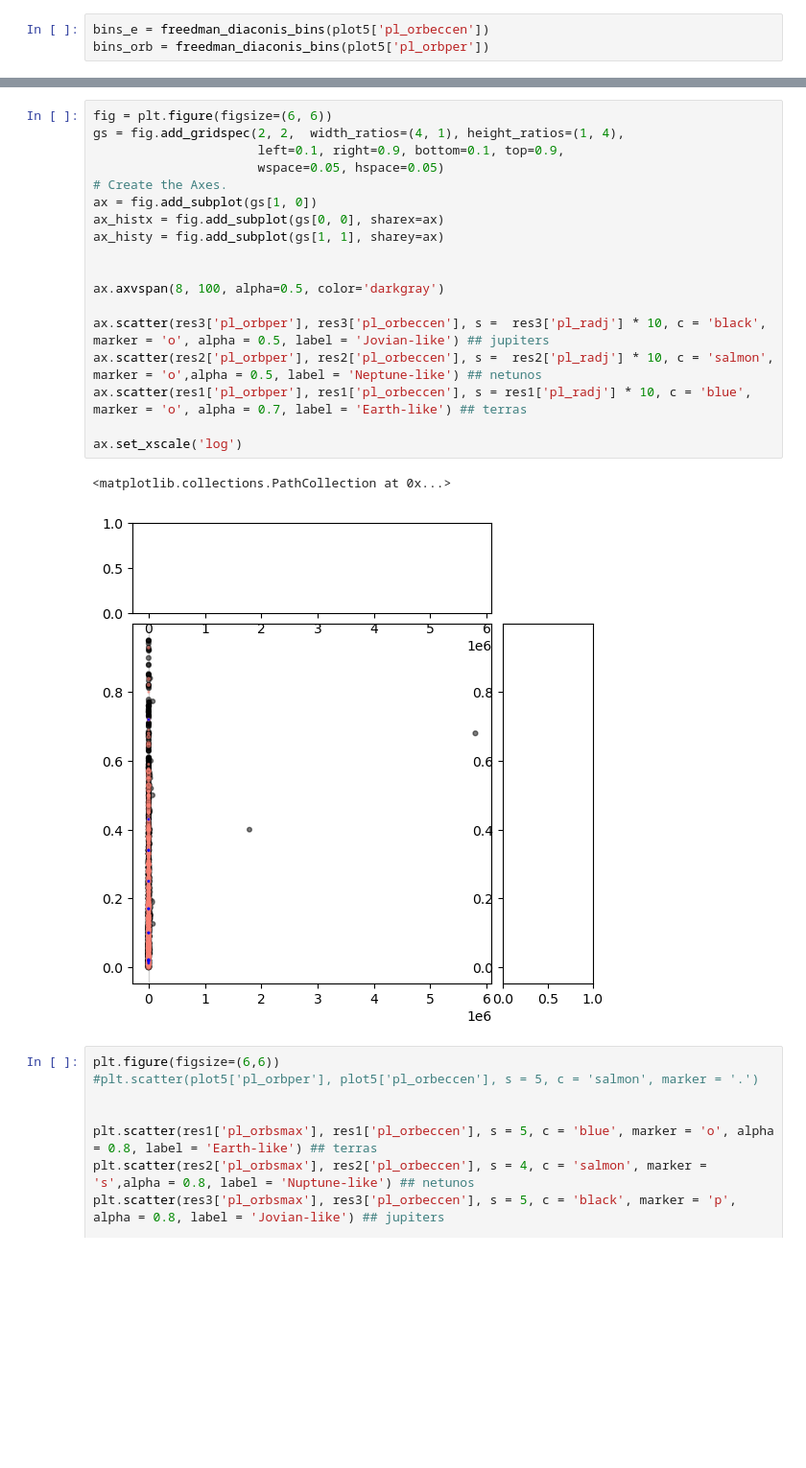
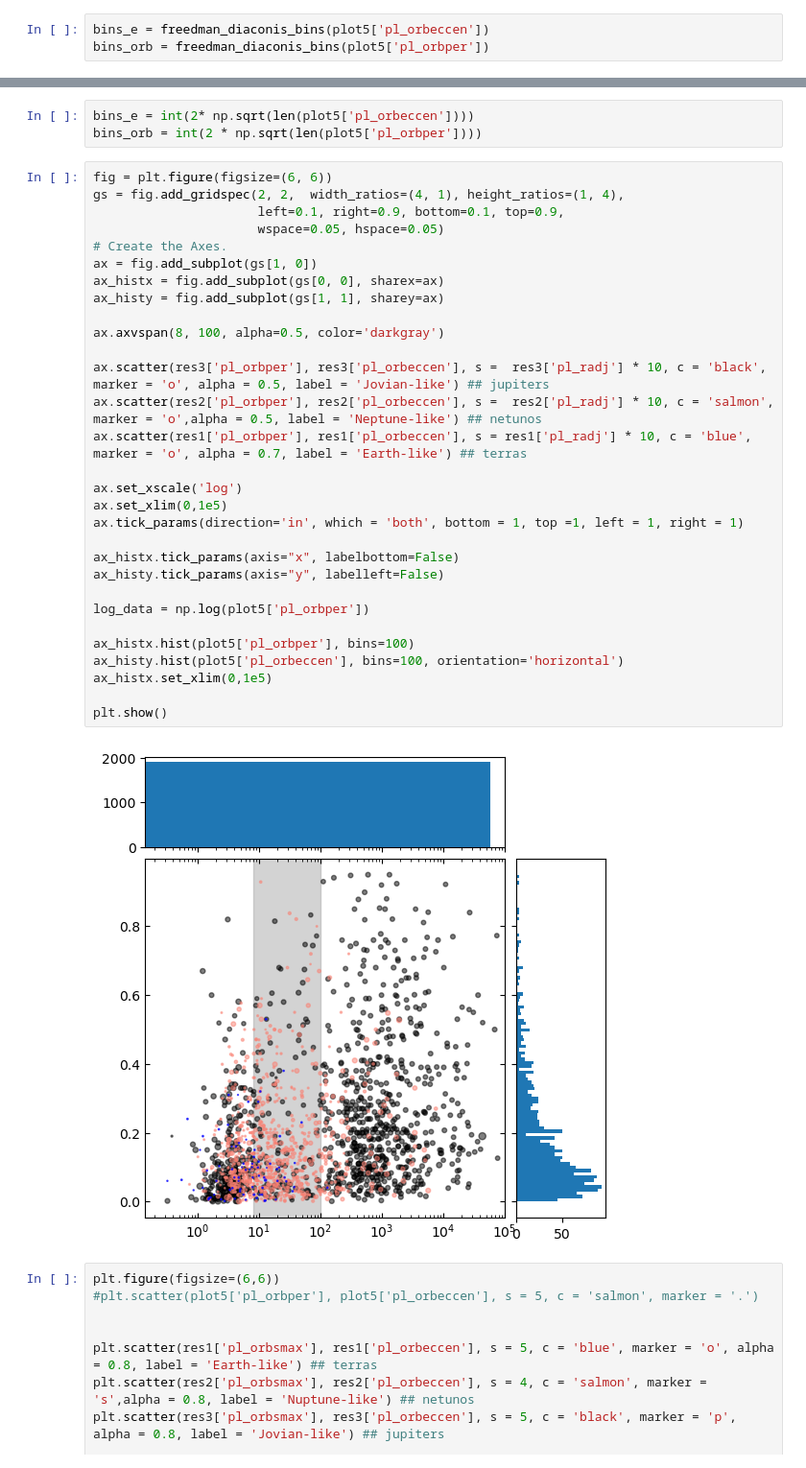
Before and after one commit to ylaksl/Exoplanets-Stats, a Jupyter notebook: exoplanet-stats.ipynb, the cells around one changed output, grey strips where cells are left out. Shown at 96% size. Saved outputs shown, nothing was run; the diff lists cells and outputs as text; blank space fills up the shorter version.

```diff
--- a/exoplanet-stats.ipynb
+++ b/exoplanet-stats.ipynb
@@ -220,24 +224,38 @@ bins_orb = freedman_diaconis_bins(plot5['pl_orbper'])
+# %%
+bins_e = int(2* np.sqrt(len(plot5['pl_orbeccen'])))
+bins_orb = int(2 * np.sqrt(len(plot5['pl_orbper'])))
 # %%
 fig = plt.figure(figsize=(6, 6))
 gs = fig.add_gridspec(2, 2,  width_ratios=(4, 1), height_ratios=(1, 4),
                       left=0.1, right=0.9, bottom=0.1, top=0.9,
                       wspace=0.05, hspace=0.05)
 # Create the Axes.
 ax = fig.add_subplot(gs[1, 0])
 ax_histx = fig.add_subplot(gs[0, 0], sharex=ax)
 ax_histy = fig.add_subplot(gs[1, 1], sharey=ax)
 
-
 ax.axvspan(8, 100, alpha=0.5, color='darkgray')
 
 ax.scatter(res3['pl_orbper'], res3['pl_orbeccen'], s =  res3['pl_radj'] * 10, c = 'black', marker = 'o', alpha = 0.5, label = 'Jovian-like') ## jupiters
 ax.scatter(res2['pl_orbper'], res2['pl_orbeccen'], s =  res2['pl_radj'] * 10, c = 'salmon', marker = 'o',alpha = 0.5, label = 'Neptune-like') ## netunos
 ax.scatter(res1['pl_orbper'], res1['pl_orbeccen'], s = res1['pl_radj'] * 10, c = 'blue', marker = 'o', alpha = 0.7, label = 'Earth-like') ## terras
 
 ax.set_xscale('log')
+ax.set_xlim(0,1e5)
+ax.tick_params(direction='in', which = 'both', bottom = 1, top =1, left = 1, right = 1)
+
+ax_histx.tick_params(axis="x", labelbottom=False)
+ax_histy.tick_params(axis="y", labelleft=False)
+
+log_data = np.log(plot5['pl_orbper'])
+
+ax_histx.hist(plot5['pl_orbper'], bins=100)
+ax_histy.hist(plot5['pl_orbeccen'], bins=100, orientation='horizontal')
+ax_histx.set_xlim(0,1e5)
+
+plt.show()
 # %% [output]
-<matplotlib.collections.PathCollection at 0x...>
-[figure, old version]
+[figure, new version]
 # %%
 plt.figure(figsize=(6,6))
 #plt.scatter(plot5['pl_orbper'], plot5['pl_orbeccen'], s = 5, c = 'salmon', marker = '.')
```
Also changed, not shown: parts of 3 cells of this notebook.
